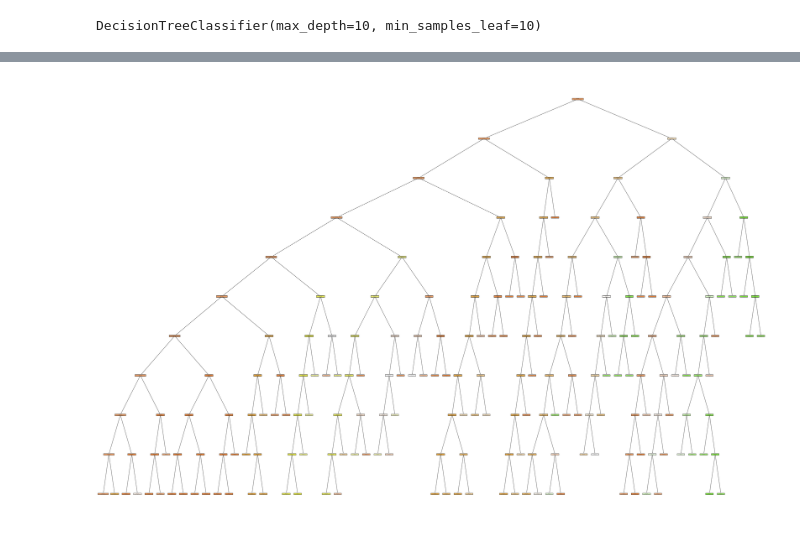
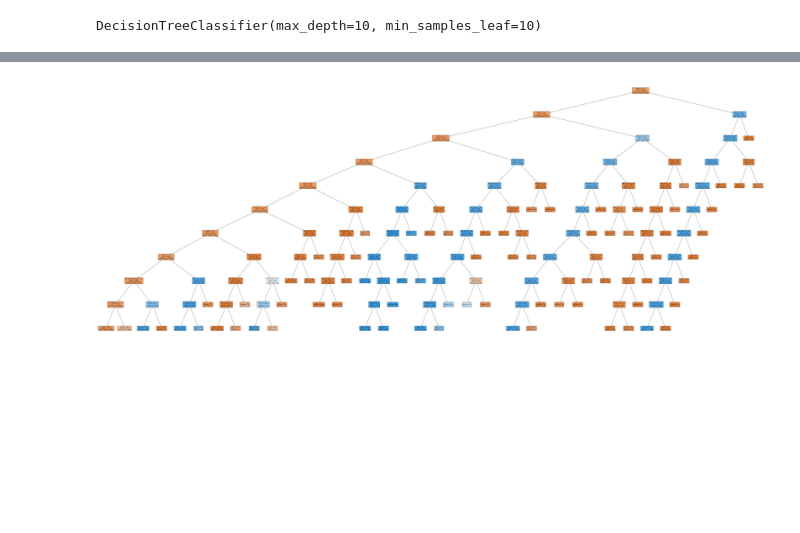
Before and after one commit to sudarsun/mldl, a Jupyter notebook: claims.ipynb, the cells around one changed output, grey strips where cells are left out. Cells and saved outputs as stored; diff of their text form; code cells hidden in the pictures; blank space fills up the shorter version.

```diff
--- a/claims.ipynb
+++ b/claims.ipynb
@@ -247,11 +257,11 @@ sdx_encoded_te = encode_column(data["sdx"][test_ids], icd_indices)
 # %%
 # encode the ROV column
-rov_encoded_tr = encode_column(data["Reason_for_visit"][train_ids], icd_indices)
-rov_encoded_te = encode_column(data["Reason_for_visit"][test_ids], icd_indices)
+rov_encoded_tr = encode_column(new_data["Reason_for_visit"][train_ids], icd_indices)
+rov_encoded_te = encode_column(new_data["Reason_for_visit"][test_ids], icd_indices)
 # %%
 # encode the CPT column
-cpt_encoded_tr = encode_column(data["code_activity"][train_ids], cpt_indices)
-cpt_encoded_te = encode_column(data["code_activity"][test_ids], cpt_indices)
+cpt_encoded_tr = encode_column(new_data["code_activity"][train_ids], cpt_indices)
+cpt_encoded_te = encode_column(new_data["code_activity"][test_ids], cpt_indices)
 # %%
 def transform_denial_code(c, denial_index):
     if c != c:
@@ -259,7 +269,7 @@ def transform_denial_code(c, denial_index):
     return denial_index[c]
 # %%
 # encode the denial column
-denial_encoded_tr = list(map(lambda x: transform_denial_code(x, denial_indices), data["denial_code"][train_ids]))
-denial_encoded_te = list(map(lambda x: transform_denial_code(x, denial_indices), data["denial_code"][test_ids]))
+denial_encoded_tr = list(map(lambda x: transform_denial_code(x, denial_indices), new_data["denial_code"][train_ids]))
+denial_encoded_te = list(map(lambda x: transform_denial_code(x, denial_indices), new_data["denial_code"][test_ids]))
 # %%
 # get the output column ready
@@ -301,7 +311,7 @@ if 'features' in locals():
     del(features)
     gc.collect()
 
-features = list(cpt_indices.keys()) + ["ROV-"+k for k in icd_indices.keys()] + ["SDX-"+k for k in icd_indices.keys()] + ["PDX-"+k for k in icd_indices.keys()]
+features = list(cpt_indices.keys()) + ["RFV-"+k for k in icd_indices.keys()] + ["SDX-"+k for k in icd_indices.keys()] + ["PDX-"+k for k in icd_indices.keys()]
 print(len(features))
 # %% [output]
 23738
@@ -470,6 +386,4 @@ array(['PASS', 'MNEC-004', 'PRCE-010', 'PRCE-002', 'CLAI-012', 'MNEC-005',
 # %%
-import matplotlib.pyplot as plt
-from sklearn.tree import plot_tree, export_text
-plt.figure(figsize=(60,40))
+plt.figure(figsize=(100,40))
 plot_tree(dt, filled=True, rounded=True, impurity=True, feature_names=features)
 # %% [output]
@@ -493,4 +407,4 @@ plot_tree(dt, filled=True, rounded=True, impurity=True, feature_names=features)
-[figure, old version]
+[figure, new version]
 # %%
 from sklearn.tree import _tree
 def get_rules(tree, feature_names, class_names):
```
Also changed, not shown: parts of 33 cells of this notebook.
